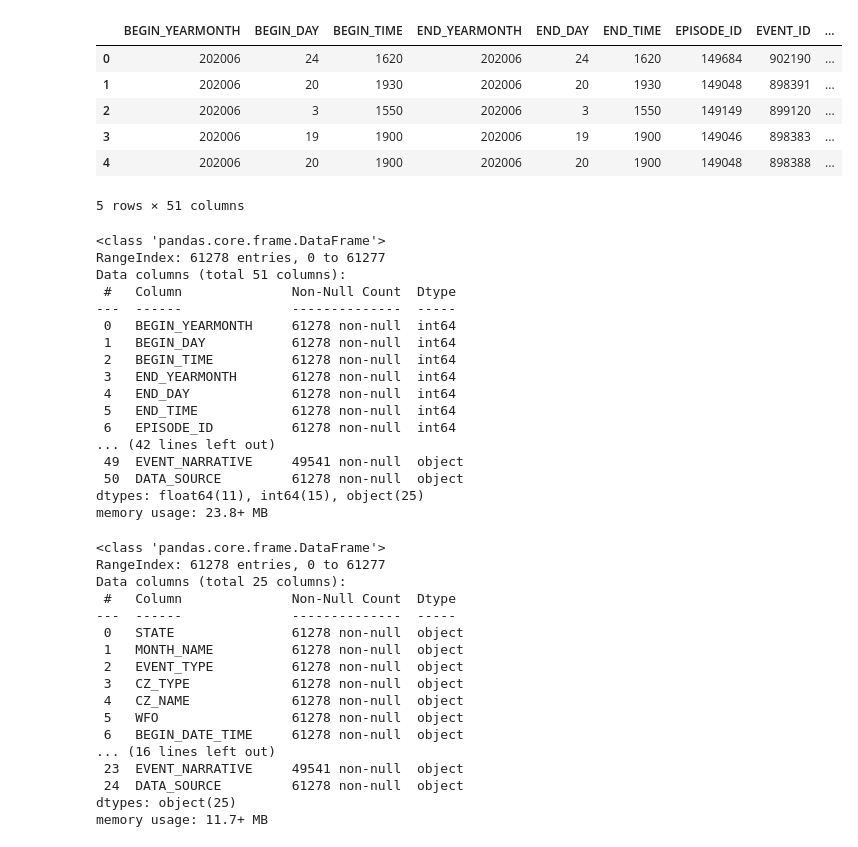
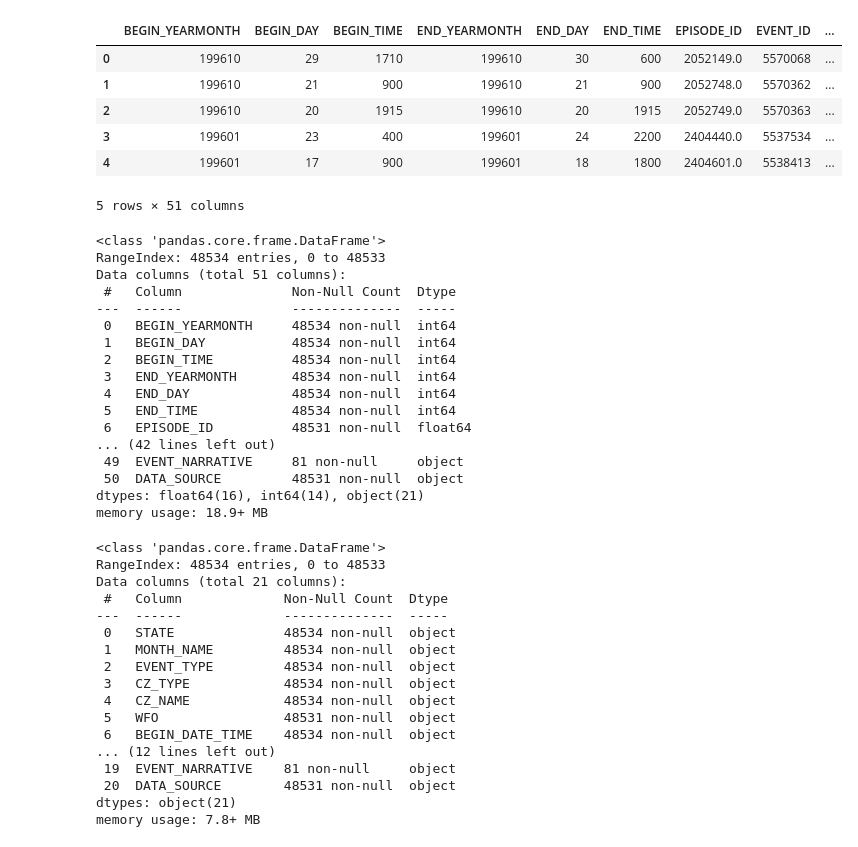
Before and after one commit to sushmita212/Parametric_Weather_Risk_Modeling, a Jupyter notebook: notebooks/preliminary_analysis.ipynb, the cells around one changed output. Saved outputs shown, nothing was run; the diff lists cells and outputs as text; code cells hidden in the pictures.

```diff
--- a/notebooks/preliminary_analysis.ipynb
+++ b/notebooks/preliminary_analysis.ipynb
@@ -12,54 +13,54 @@ import pandas as pd
 # %%
-df = pd.read_csv("../data/details/details_2020.csv.gz")
+df = pd.read_csv("../data/details/details_1996.csv.gz")
 df.head()
 # %% [output]
 |  | BEGIN_YEARMONTH | BEGIN_DAY | BEGIN_TIME | END_YEARMONTH | END_DAY | END_TIME | EPISODE_ID | EVENT_ID | ... |
-| 0 | 202006 | 24 | 1620 | 202006 | 24 | 1620 | 149684 | 902190 | ... |
-| 1 | 202006 | 20 | 1930 | 202006 | 20 | 1930 | 149048 | 898391 | ... |
-| 2 | 202006 | 3 | 1550 | 202006 | 3 | 1550 | 149149 | 899120 | ... |
-| 3 | 202006 | 19 | 1900 | 202006 | 19 | 1900 | 149046 | 898383 | ... |
-| 4 | 202006 | 20 | 1900 | 202006 | 20 | 1900 | 149048 | 898388 | ... |
+| 0 | 199610 | 29 | 1710 | 199610 | 30 | 600 | 2052149.0 | 5570068 | ... |
+| 1 | 199610 | 21 | 900 | 199610 | 21 | 900 | 2052748.0 | 5570362 | ... |
+| 2 | 199610 | 20 | 1915 | 199610 | 20 | 1915 | 2052749.0 | 5570363 | ... |
+| 3 | 199601 | 23 | 400 | 199601 | 24 | 2200 | 2404440.0 | 5537534 | ... |
+| 4 | 199601 | 17 | 900 | 199601 | 18 | 1800 | 2404601.0 | 5538413 | ... |
 5 rows × 51 columns
 # %%
 df.info()
 # %% [output]
 <class 'pandas.core.frame.DataFrame'>
-RangeIndex: 61278 entries, 0 to 61277
+RangeIndex: 48534 entries, 0 to 48533
 Data columns (total 51 columns):
  #   Column              Non-Null Count  Dtype
 ---  ------              --------------  -----
- 0   BEGIN_YEARMONTH     61278 non-null  int64
- 1   BEGIN_DAY           61278 non-null  int64
- 2   BEGIN_TIME          61278 non-null  int64
- 3   END_YEARMONTH       61278 non-null  int64
- 4   END_DAY             61278 non-null  int64
- 5   END_TIME            61278 non-null  int64
- 6   EPISODE_ID          61278 non-null  int64
+ 0   BEGIN_YEARMONTH     48534 non-null  int64
+ 1   BEGIN_DAY           48534 non-null  int64
+ 2   BEGIN_TIME          48534 non-null  int64
+ 3   END_YEARMONTH       48534 non-null  int64
+ 4   END_DAY             48534 non-null  int64
+ 5   END_TIME            48534 non-null  int64
+ 6   EPISODE_ID          48531 non-null  float64
 ... (42 lines left out)
- 49  EVENT_NARRATIVE     49541 non-null  object
- 50  DATA_SOURCE         61278 non-null  object
-dtypes: float64(11), int64(15), object(25)
-memory usage: 23.8+ MB
+ 49  EVENT_NARRATIVE     81 non-null     object
+ 50  DATA_SOURCE         48531 non-null  object
+dtypes: float64(16), int64(14), object(21)
+memory usage: 18.9+ MB
 # %%
 df.select_dtypes(include=['object']).info()
 # %% [output]
 <class 'pandas.core.frame.DataFrame'>
-RangeIndex: 61278 entries, 0 to 61277
-Data columns (total 25 columns):
- #   Column              Non-Null Count  Dtype
----  ------              --------------  -----
- 0   STATE               61278 non-null  object
- 1   MONTH_NAME          61278 non-null  object
- 2   EVENT_TYPE          61278 non-null  object
- 3   CZ_TYPE             61278 non-null  object
- 4   CZ_NAME             61278 non-null  object
- 5   WFO                 61278 non-null  object
- 6   BEGIN_DATE_TIME     61278 non-null  object
-... (16 lines left out)
- 23  EVENT_NARRATIVE     49541 non-null  object
- 24  DATA_SOURCE         61278 non-null  object
-dtypes: object(25)
-memory usage: 11.7+ MB
+RangeIndex: 48534 entries, 0 to 48533
+Data columns (total 21 columns):
+ #   Column             Non-Null Count  Dtype
+---  ------             --------------  -----
+ 0   STATE              48534 non-null  object
+ 1   MONTH_NAME         48534 non-null  object
+ 2   EVENT_TYPE         48534 non-null  object
+ 3   CZ_TYPE            48534 non-null  object
+ 4   CZ_NAME            48534 non-null  object
+ 5   WFO                48531 non-null  object
+ 6   BEGIN_DATE_TIME    48534 non-null  object
+... (12 lines left out)
+ 19  EVENT_NARRATIVE    81 non-null     object
+ 20  DATA_SOURCE        48531 non-null  object
+dtypes: object(21)
+memory usage: 7.8+ MB
 # %%
 cols = ['SOURCE', 'DATA_SOURCE', 'CATEGORY','EPISODE_NARRATIVE', 'EVENT_NARRATIVE']
 df[cols].info()
```
Also changed, not shown: parts of 56 cells of this notebook, 1 other file.
